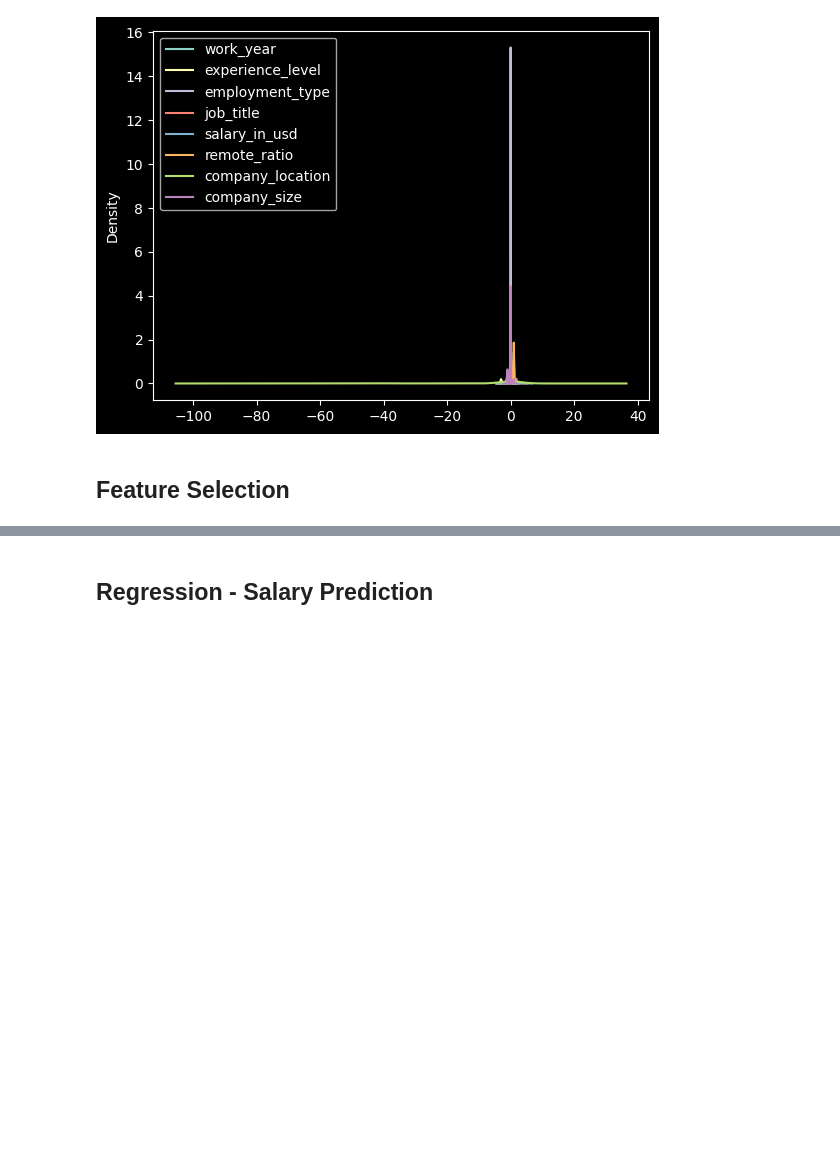
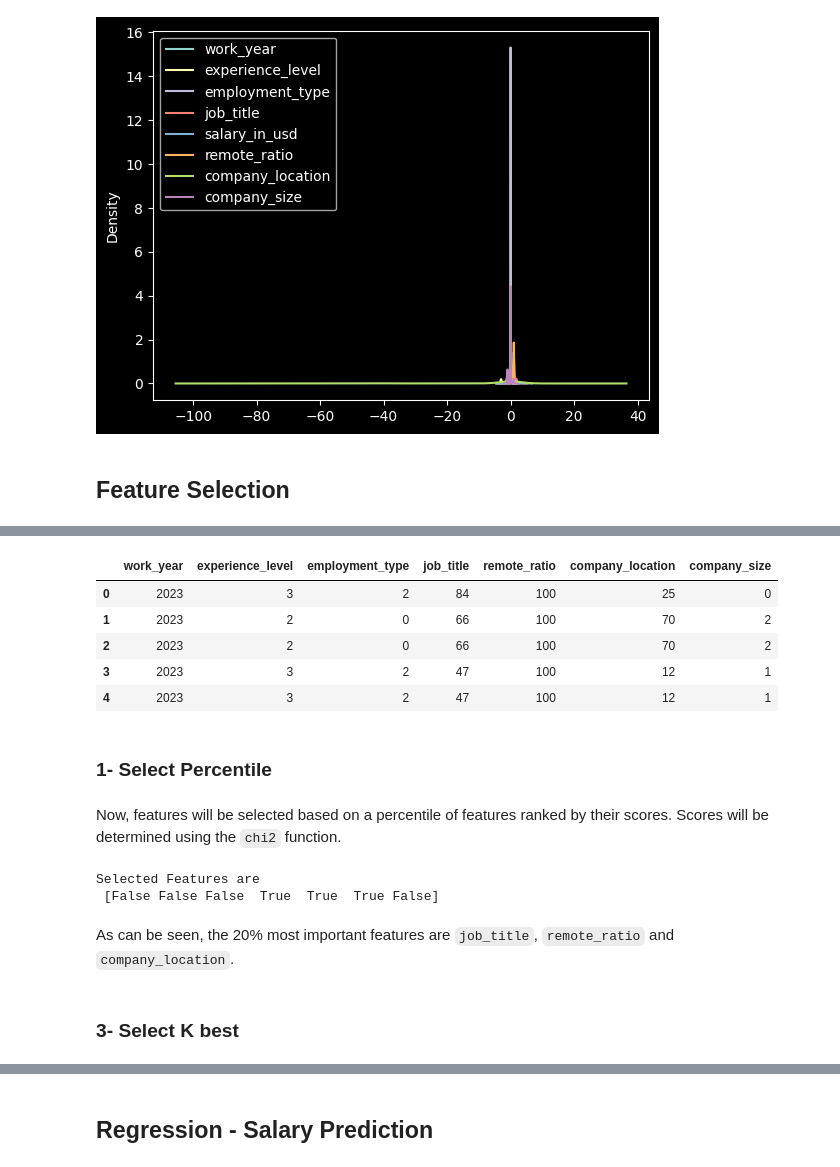
Before and after one commit to yousefmrashad/checkdata, a Jupyter notebook: checkdata.ipynb, the cells around one changed output, grey strips where cells are left out. Cells and saved outputs as stored; diff of their text form; code cells hidden in the pictures; blank space fills up the shorter version.

```diff
--- a/checkdata.ipynb
+++ b/checkdata.ipynb
@@ -376,0 +406,31 @@ pd.DataFrame(df_scaled, columns = df.columns).plot.kde()
+# %%
+features.head()
+# %% [output]
+|  | work_year | experience_level | employment_type | job_title | remote_ratio | company_location | company_size |
+| 0 | 2023 | 3 | 2 | 84 | 100 | 25 | 0 |
+| 1 | 2023 | 2 | 0 | 66 | 100 | 70 | 2 |
+| 2 | 2023 | 2 | 0 | 66 | 100 | 70 | 2 |
+| 3 | 2023 | 3 | 2 | 47 | 100 | 12 | 1 |
+| 4 | 2023 | 3 | 2 | 47 | 100 | 12 | 1 |
+# %% [markdown]
+### 1- Select Percentile
+# %% [markdown]
+Now, features will be selected based on a percentile of features ranked by their scores. Scores will be determined using the `chi2` function.
+# %%
+from sklearn.feature_selection import SelectPercentile
+from sklearn.feature_selection import chi2, f_classif
+
+#The top 40% of features will be selected using chi2
+FeatureSelection = SelectPercentile(score_func= chi2, percentile = 40)
+
+selected_features = FeatureSelection.fit_transform(features, target)
+
+features.shape
+print('Selected Features are \n',FeatureSelection.get_support())
+# %% [output]
+Selected Features are
+ [False False False  True  True  True False]
+# %% [markdown]
+As can be seen, the 20% most important features are `job_title`, `remote_ratio` and `company_location`.
+# %% [markdown]
+### 3- Select K best
```
Also changed, not shown: parts of 36 cells of this notebook.
